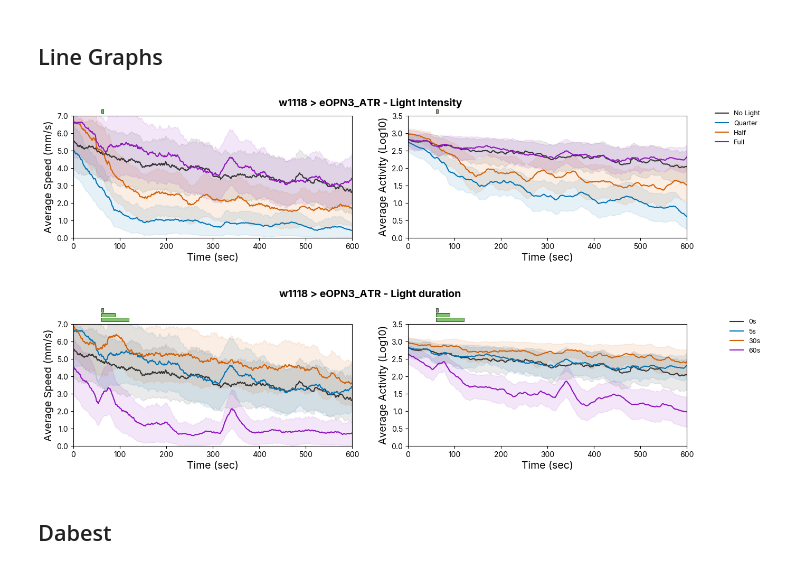
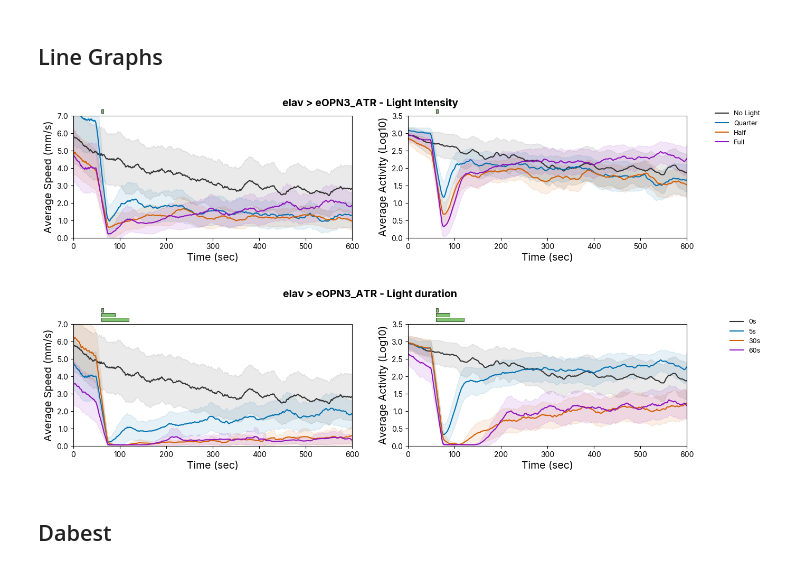
Before and after one commit to lnicole08/TrumelanOPN3, a Jupyter notebook: 3. Stacked plots.ipynb, the cells around one changed output. Saved outputs shown, nothing was run; the diff lists cells and outputs as text; code cells hidden in the pictures.

```diff
--- a/3. Stacked plots.ipynb
+++ b/3. Stacked plots.ipynb
@@ -275,9 +275,9 @@ plt.savefig(homecomp + "\\ACC Lab Dropbox\\ACC Lab\\Nicole Lee\\eOPN3 manuscript
 # %% [markdown]
 ## Line Graphs
 # %%
-driver = "vGAT"
+driver = "elav"
 responder = "eOPN3_ATR"
-driver = "w1118"
+# driver = "w1118"
 specifictime = 600
 
 line_colors = {
@@ -338,38 +338,38 @@ for label, data in intensity_activity.items():
 
     ax_activity.plot(time, mean_vals, color=line_colors[label], label=label, linewidth=1.5)
     ax_activity.fill_between(time, mean_vals - ci, mean_vals + ci, color=line_colors[label], alpha=0.1)
 
 ax_activity.set_ylabel("Average Activity (Log10)", fontsize=14)
 ax_activity.set_xlabel("Time (sec)", fontsize=14)
 ax_activity.set_yticks(np.arange(0, 4.0, 0.5))
 ax_activity.set_ylim(0, 3.5)
 
 #legend
 handles, labels = ax_activity.get_legend_handles_labels()
 fig.legend (handles, labels, loc = "upper right", bbox_to_anchor = (1.0, 0.95), frameon = False, fontsize = 9)
 from matplotlib.patches import Rectangle
 for ax in axes:
     ymax = ax.get_ylim()[1]
     bar_y = ymax * 1.02  # just above the plot
     bar_h = ymax * 0.03  # bar thickness
 
     ax.add_patch(Rectangle((60, ymax * 1.02), 5, bar_h, facecolor="#1E94018F", edgecolor='black', linewidth=0.5, clip_on=False))
     ax.set_xlim(0, 600)
     ax.set_xticks(np.arange(0, 601, 100))
 
 fig.suptitle(driver + " > " + responder + " - Light Intensity", weight="bold", fontsize=14, y=0.99)
 mpl.rcParams['svg.fonttype'] = 'none'
 fig.patch.set_facecolor('white')
 plt.tight_layout(rect=[0, 0, 0.98, 1])
 
 
 #plt.savefig(homecomp + "\\ACC Lab Dropbox\\ACC Lab\\Nicole Lee\\eOPN3 manuscript\\Data compilation\\Trumelan\\Trumelan images\\lineplot_intensity" + driver + "_" + responder + ".svg", bbox_inches='tight')
 # %% [output]
-[figure, old version]
+[figure, new version]
 # %%
 driver = "elav"
 responder = "eOPN3_ATR"
-driver = "w1118"
+#driver = "w1118"
 specifictime = 600
 
 line_colors = {
@@ -461,7 +461,7 @@ plt.tight_layout(rect=[0, 0, 0.98, 1])
 
 #plt.savefig(homecomp + "\\ACC Lab Dropbox\\ACC Lab\\Nicole Lee\\eOPN3 manuscript\\Data compilation\\Trumelan\\Trumelan images\\lineplot_duration" + driver + "_" + responder + ".svg", bbox_inches='tight')
 # %% [output]
-[figure, old version]
+[figure, new version]
 # %% [markdown]
 ## Dabest
 # %%
```
Also changed, not shown: parts of 6 cells of this notebook, 1 other file.
